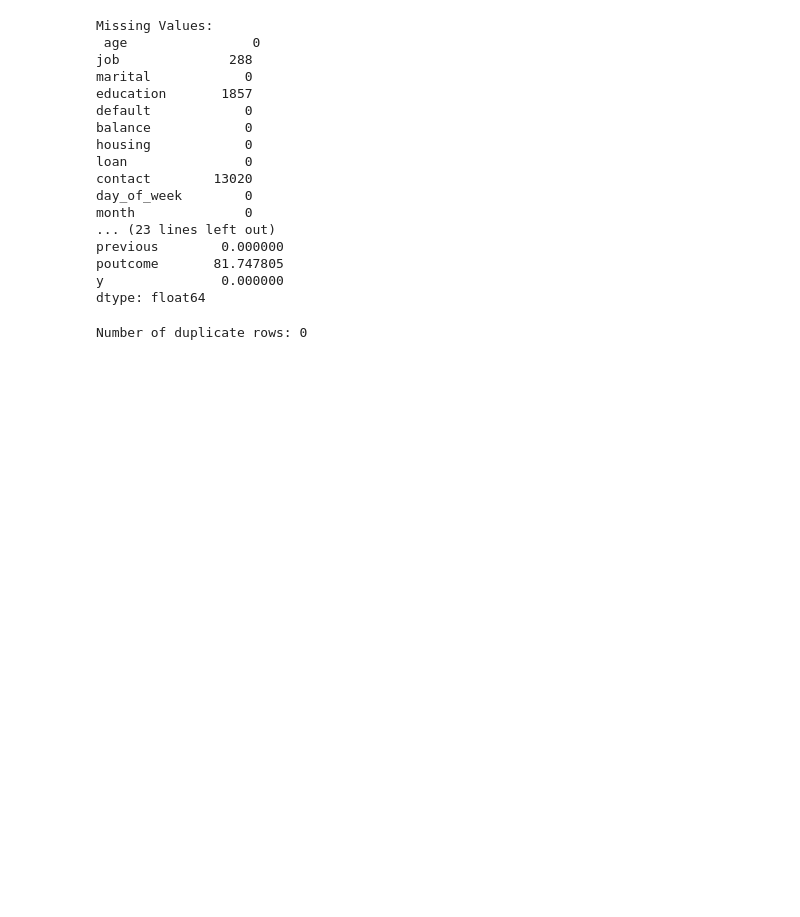
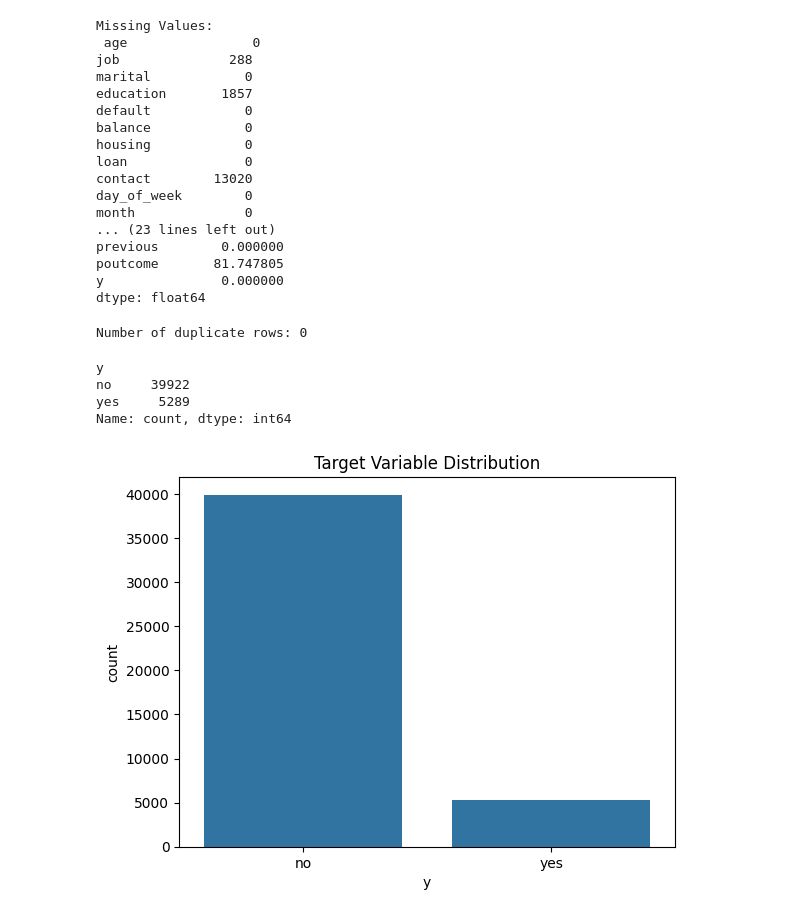
Before and after one commit to daham-13/CM2604-Coursework, a Jupyter notebook: CM2604_Coursework_2330906.ipynb, the cells around one changed output. Drawn from its saved outputs; the diff is of its cells as text; code cells hidden in the pictures; blank space fills up the shorter version.

Commit message:
Data Overview

```diff
--- a/CM2604_Coursework_2330906.ipynb
+++ b/CM2604_Coursework_2330906.ipynb
@@ -112,3 +112,22 @@ duplicates = data.duplicated().sum()
 print(f"Number of duplicate rows: {duplicates}")
 # %% [output]
 Number of duplicate rows: 0
+# %%
+#Target Value Distribution
+
+# Unique Value Counts
+print(data["y"].value_counts())
+
+# Visualize Distribution
+import seaborn as sns
+import matplotlib.pyplot as plt
+
+sns.countplot(data=data, x="y")
+plt.title("Target Variable Distribution")
+plt.show()
+# %% [output]
+y
+no     39922
+yes     5289
+Name: count, dtype: int64
+[figure, added]
```
Also changed, not shown: parts of 7 cells of this notebook.
